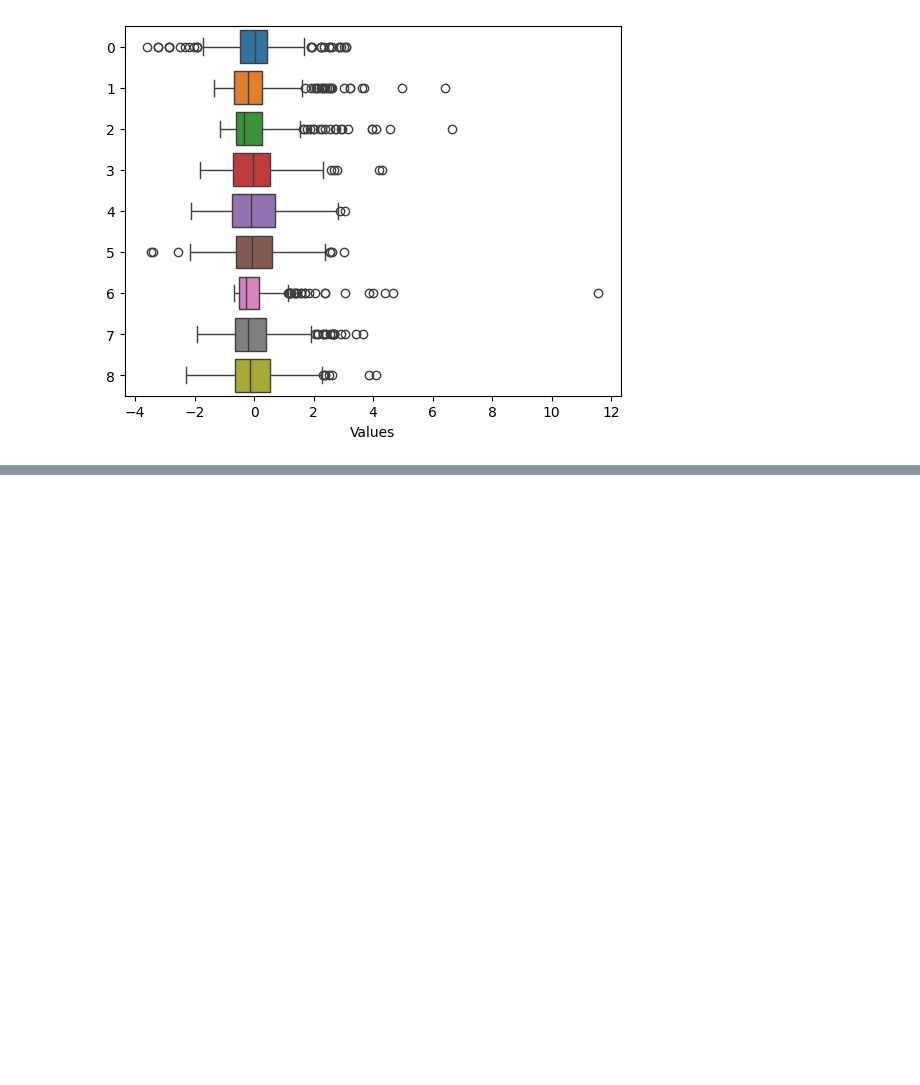
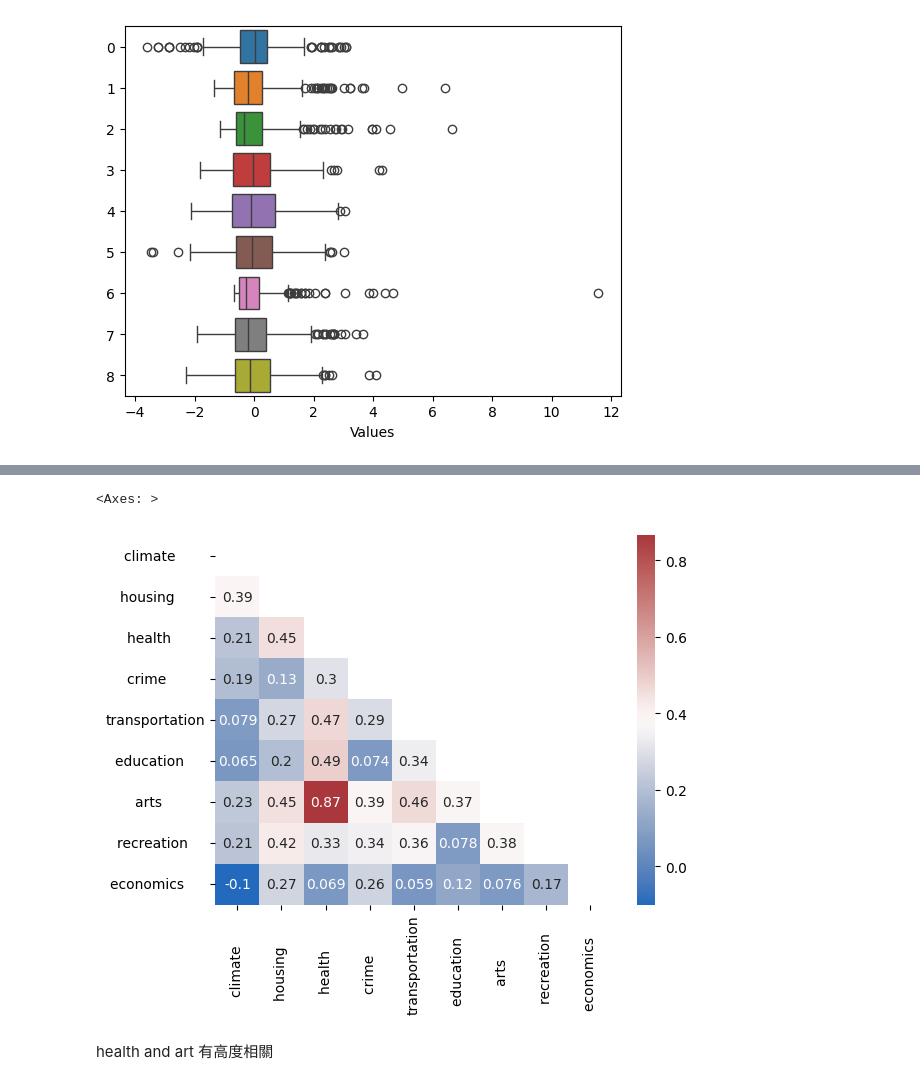
Before and after one commit to Lin-aaa0214/--, a Jupyter notebook: course2.ipynb, the cells around one changed output, grey strips where cells are left out. Drawn from its saved outputs; the diff is of its cells as text; code cells hidden in the pictures; blank space fills up the shorter version.

```diff
--- a/course2.ipynb
+++ b/course2.ipynb
@@ -176,0 +180,12 @@ plt.show()
+# %%
+import seaborn
+import pandas as pd
+df = pd.DataFrame(ratings_, columns = categories)
+R = df.corr()
+mask = np.triu(np.ones_like(R, dtype=bool)) # diagonal mask
+seaborn.heatmap(R, annot=True, mask = mask, cmap='vlag')
+# %% [output]
+<Axes: >
+[figure, added]
+# %% [markdown]
+health and art 有高度相關
```
Also changed, not shown: parts of 5 cells of this notebook, 1 other file.
